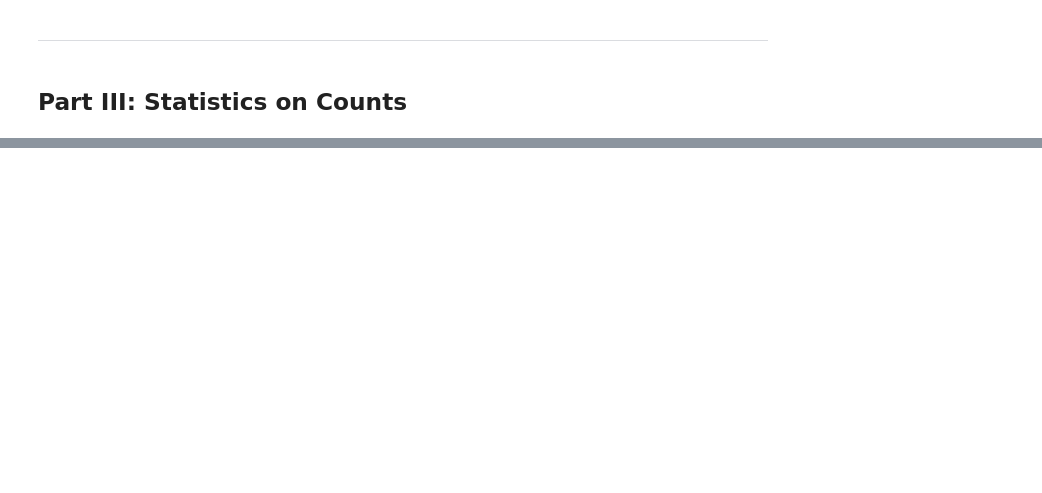
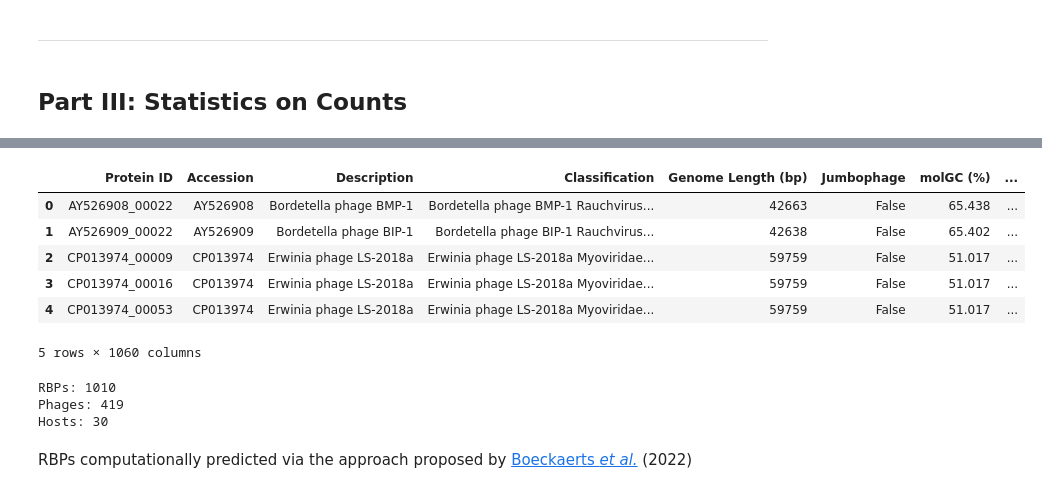
Before and after one commit to bioinfodlsu/phage-host-prediction, a Jupyter notebook: experiments/2. Exploratory Data Analysis.ipynb, the cells around one changed output, grey strips where cells are left out. Drawn from its saved outputs; the diff is of its cells as text; code cells hidden in the pictures; blank space fills up the shorter version.

```diff
--- a/experiments/2. Exploratory Data Analysis.ipynb
+++ b/experiments/2. Exploratory Data Analysis.ipynb
@@ -124,0 +173,3 @@ plt.show()
+# %%
+rbps_prokka = eda_util.get_rbps(f'{constants.INPHARED}/{constants.PLM["PROTTRANSBERT"]}/{constants.RBP}/{constants.PROKKA}')
+rbps_prokka
@@ -124,0 +194,22 @@ plt.show()
+# %%
+rbps_prokka_df = pd.DataFrame(rbps_prokka, columns = ['Protein ID'])
+rbps_prokka_df_merged = pd.merge(rbps_prokka_df, rbp_df, how = 'inner', validate = 'one_to_one')
+rbps_prokka_df_merged.head()
+# %% [output]
+|  | Protein ID | Accession | Description | Classification | Genome Length (bp) | Jumbophage | molGC (%) | ... |
+| 0 | AY526908_00022 | AY526908 | Bordetella phage BMP-1 | Bordetella phage BMP-1 Rauchvirus... | 42663 | False | 65.438 | ... |
+| 1 | AY526909_00022 | AY526909 | Bordetella phage BIP-1 | Bordetella phage BIP-1 Rauchvirus... | 42638 | False | 65.402 | ... |
+| 2 | CP013974_00009 | CP013974 | Erwinia phage LS-2018a | Erwinia phage LS-2018a Myoviridae... | 59759 | False | 51.017 | ... |
+| 3 | CP013974_00016 | CP013974 | Erwinia phage LS-2018a | Erwinia phage LS-2018a Myoviridae... | 59759 | False | 51.017 | ... |
+| 4 | CP013974_00053 | CP013974 | Erwinia phage LS-2018a | Erwinia phage LS-2018a Myoviridae... | 59759 | False | 51.017 | ... |
+5 rows × 1060 columns
+# %%
+print("RBPs:", len(rbps_prokka))
+print("Phages:", rbps_prokka_df_merged['Accession'].nunique())
+print("Hosts:", rbps_prokka_df_merged['Host'].nunique())
+# %% [output]
+RBPs: 1010
+Phages: 419
+Hosts: 30
+# %% [markdown]
+RBPs computationally predicted via the approach proposed by [Boeckaerts <i>et al.</i>](https://www.mdpi.com/1999-4915/14/6/1329) (2022)
```
Also changed, not shown: parts of 25 cells of this notebook, 1 other file.
